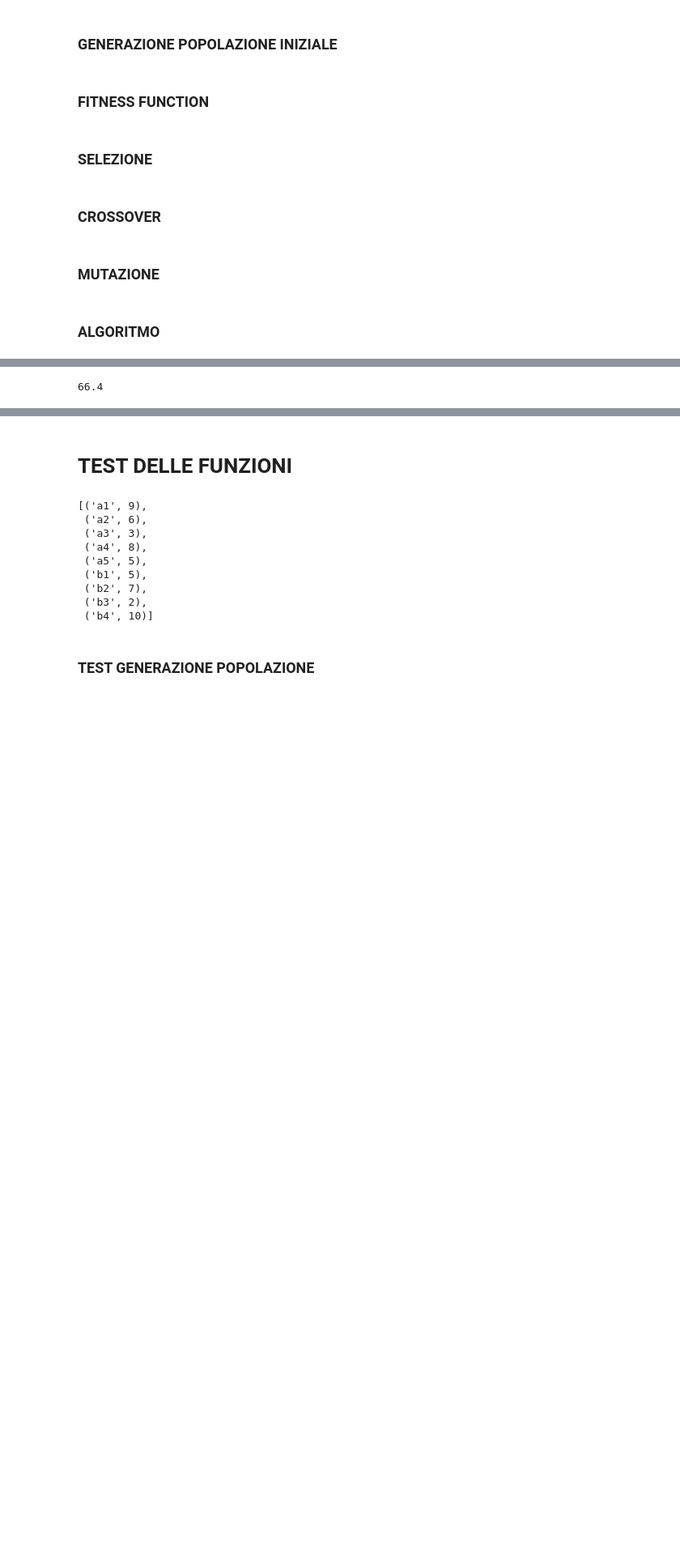
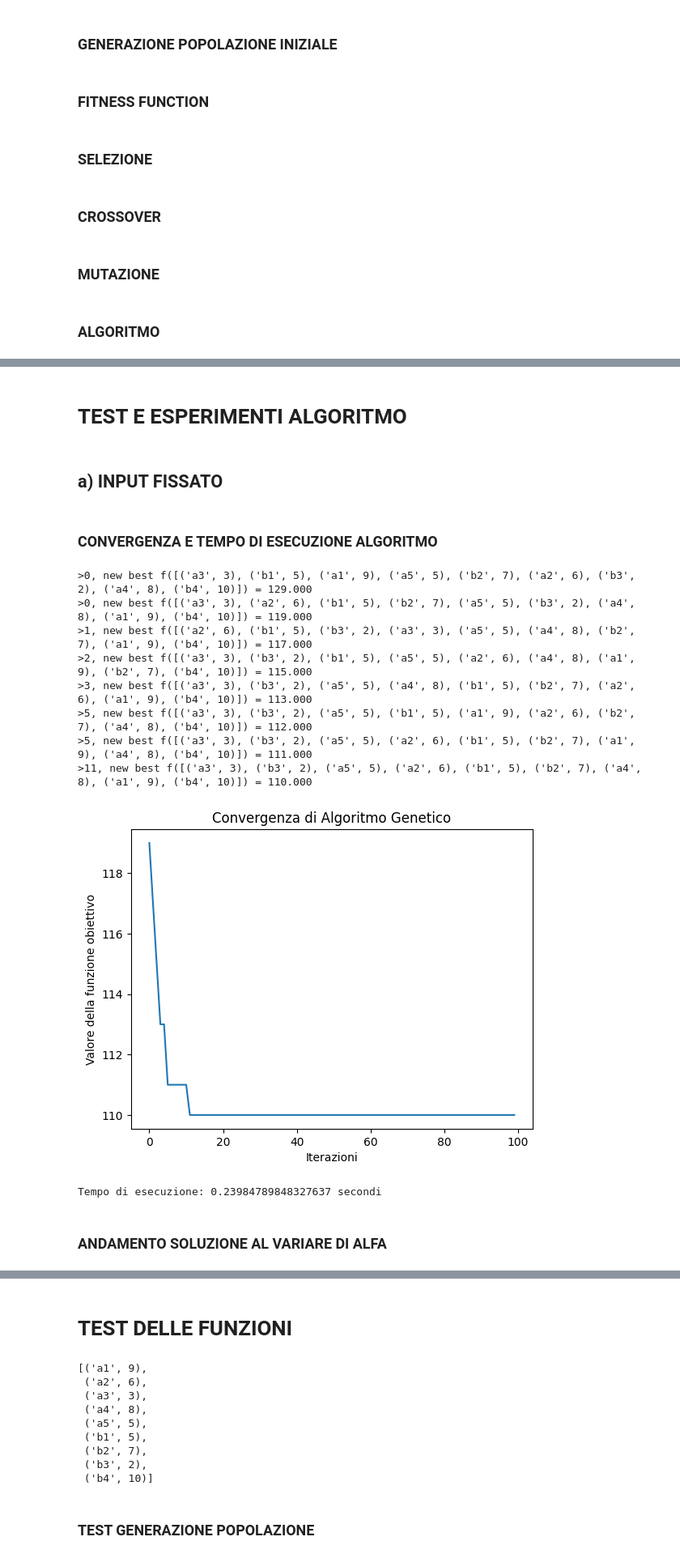
Before and after one commit to FabLetizia/Job-shop-scheduling, a Jupyter notebook: geneticAlg.ipynb, the cells around one changed output, grey strips where cells are left out. Shown at 81% size. Cells and saved outputs as stored; diff of their text form; code cells hidden in the pictures; blank space fills up the shorter version.

Commit message:
Update geneticAlg.ipynb
Valutazioni algoritmo e realizzazione grafici

```diff
--- a/geneticAlg.ipynb
+++ b/geneticAlg.ipynb
@@ -24,7 +32,7 @@ def generate_population(jobs, n_pop):
 ### FITNESS FUNCTION
 # %%
 # fitness function equivale alla nostra funzione obbiettivo (che deve essere minimizzata)
-def fitness_function(soluzione, alfa=0.3):
+def fitness_function(soluzione, alfa):
     somma_A = 0
     somma_B = 0
     somma_tot = 0
@@ -80,15 +88,15 @@ def mutation(c, r_mut):
 # %% [markdown]
 ### ALGORITMO
 # %%
-def genetic_algorithm(jobs, n_iter, n_pop, r_cross, r_mut):
+def genetic_algorithm(jobs, n_iter, n_pop, r_cross, r_mut, alfa):
     # popolazione iniziale
     population = generate_population(jobs, n_pop)
     # teniamo traccia della migliore soluzione (all'inizio prendiamo la prima soluzione)
-    best, best_eval = 0, fitness_function(population[0])
+    best, best_eval = 0, fitness_function(population[0],alfa)
     # enumeriamo le iterazioni (il numero di generazioni create)
     for gen in range(n_iter):
         # valutiamo tutti i candidati della popolazione
-        scores = [fitness_function(solution) for solution in population]
+        scores = [fitness_function(solution,alfa) for solution in population]
         # vediamo qual'è la migliore soluzione della generazione corrente
         for i in range(n_pop):
             if scores[i] < best_eval:
@@ -96,28 +104,22 @@ def genetic_algorithm(jobs, n_iter, n_pop, r_cross, r_mut):
                 print(">%d, new best f(%s) = %.3f" % (gen,  population[i], scores[i]))
         # applichiamo la selezione: selezioniamo i genitori della nuova generazione (tanti genitori quanto la popolazione è grande)
         selected = [selection(population, scores) for _ in range(n_pop)]
-        #print("Selezione: ", selected)
         # creiamo la nuova generazione
         children = list()
         # per ogni coppia di genitori
-        #print("crossover e mutazione: ")
         for i in range(0, n_pop, 2):
             p1, p2 = selected[i], selected[i+1]
-            #print("Presi: ",p1,p2)
             # crossover
             #c è una coppia di figli: 2 figli ogni 2 genitori --> la dimensione della popolazione rimane la stessa
             c = crossover(p1, p2, r_cross)
-            #print("Crossover: ", c)
             # mutazione
             mutation(c[0], r_mut)
             mutation(c[1], r_mut)
-            #print("Mutazione: ", c[0], c[1])
             # memorizziamo la nuova generazione
             children.append(c[0])
             children.append(c[1])
         # sostituiamo la nuova generazione
         population = children
-        #print("Nuova popolazione: ", population)
     return [best, best_eval]
 # %%
 # numero totale di iterazioni
@@ -125,10 +127,11 @@ n_iter = 100
 # dimensione popolazione
 n_pop = 100
 # soglia crossover
-r_cross = 1
+r_cross = 0.9
 # soglia mutazione
-r_mut = 1
-# gli altri parametri da stabilire sono alfa e k
-
-best,best_eval = genetic_algorithm(jobs, n_iter, n_pop, r_cross, r_mut)
+r_mut = 0.6
+#coefficiente per la fitness function
+alfa = 0.5
+# altro parametro da stabilire è k
+best,best_eval = genetic_algorithm(jobs, n_iter, n_pop, r_cross, r_mut, alfa)
 # %% [output]
@@ -154,4 +145,6 @@ best
-# %%
-best_eval
-# %% [output]
-66.4
+# %% [markdown]
+# TEST E ESPERIMENTI ALGORITMO
+# %% [markdown]
+## a) INPUT FISSATO
+# %% [markdown]
+### CONVERGENZA  E TEMPO DI ESECUZIONE ALGORITMO
@@ -157,0 +201,26 @@ best_eval
+# %%
+# numero totale di iterazioni
+n_iter = 100
+# dimensione popolazione
+n_pop = 100
+# soglia crossover
+r_cross = 0.9
+# soglia mutazione
+r_mut = 0.6
+#coefficiente per la fitness function
+alfa = 0.5
+# altro parametro da stabilire è k
+best,best_eval = genetic_algorithm_(jobs, n_iter, n_pop, r_cross, r_mut, alfa)
+# %% [output]
+>0, new best f([('a3', 3), ('b1', 5), ('a1', 9), ('a5', 5), ('b2', 7), ('a2', 6), ('b3', 2), ('a4', 8), ('b4', 10)]) = 129.000
+>0, new best f([('a3', 3), ('a2', 6), ('b1', 5), ('b2', 7), ('a5', 5), ('b3', 2), ('a4', 8), ('a1', 9), ('b4', 10)]) = 119.000
+>1, new best f([('a2', 6), ('b1', 5), ('b3', 2), ('a3', 3), ('a5', 5), ('a4', 8), ('b2', 7), ('a1', 9), ('b4', 10)]) = 117.000
+>2, new best f([('a3', 3), ('b3', 2), ('b1', 5), ('a5', 5), ('a2', 6), ('a4', 8), ('a1', 9), ('b2', 7), ('b4', 10)]) = 115.000
+>3, new best f([('a3', 3), ('b3', 2), ('a5', 5), ('a4', 8), ('b1', 5), ('b2', 7), ('a2', 6), ('a1', 9), ('b4', 10)]) = 113.000
+>5, new best f([('a3', 3), ('b3', 2), ('a5', 5), ('b1', 5), ('a1', 9), ('a2', 6), ('b2', 7), ('a4', 8), ('b4', 10)]) = 112.000
+>5, new best f([('a3', 3), ('b3', 2), ('a5', 5), ('a2', 6), ('b1', 5), ('b2', 7), ('a1', 9), ('a4', 8), ('b4', 10)]) = 111.000
+>11, new best f([('a3', 3), ('b3', 2), ('a5', 5), ('a2', 6), ('b1', 5), ('b2', 7), ('a4', 8), ('a1', 9), ('b4', 10)]) = 110.000
+[figure, added]
+Tempo di esecuzione: 0.23984789848327637 secondi
+# %% [markdown]
+### ANDAMENTO SOLUZIONE AL VARIARE DI ALFA
```
Also changed, not shown: parts of 37 cells of this notebook.
